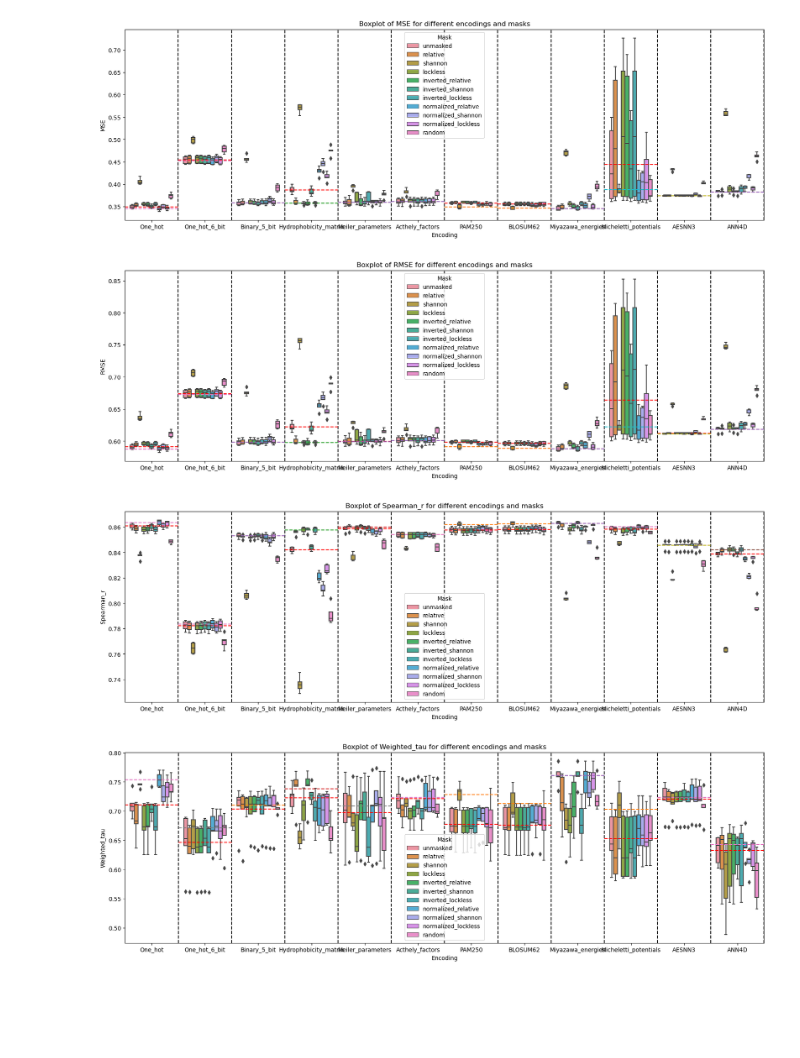
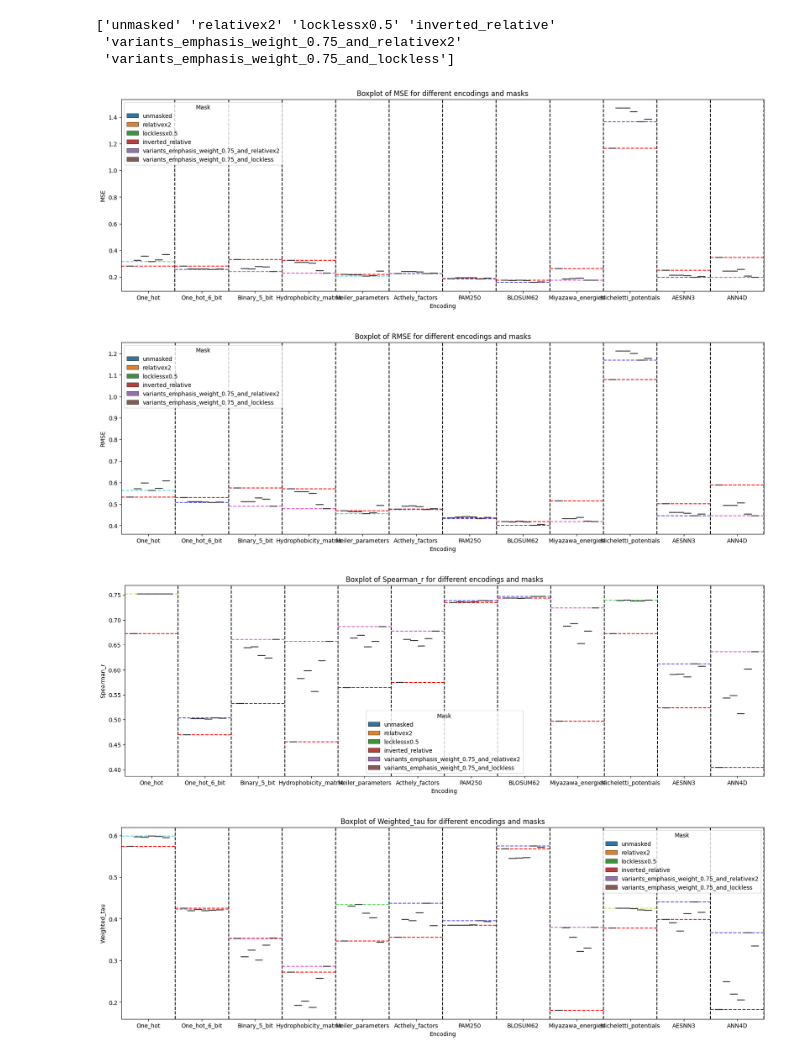
Before and after one commit to JoseBarbero/MultiencodingFitnessPrediction, a Jupyter notebook: Encodings/Masking_analysis.ipynb, the cells around one changed output. Drawn from its saved outputs; the diff is of its cells as text; code cells hidden in the pictures; blank space fills up the shorter version.

Commit message:
Masking experimentation

```diff
--- a/Encodings/Masking_analysis.ipynb
+++ b/Encodings/Masking_analysis.ipynb
@@ -36,6 +71,9 @@ for enc in encodings:
     global_pred_dict[enc] = dict()
     for mask in masks:
         global_pred_dict[f'{enc}_masked_{mask}'] = dict()
+    for individual_mask in individual_masks:
+        for global_mask in global_masks:
+            global_pred_dict[f'{enc}_double_masked_{individual_mask}_and_{global_mask}'] = dict()
 
     for labeled_size in labeled_sizes_list:
         with open(f'{results_dir}/pred_dict_{enc}_{labeled_size}.pickle', 'rb') as f:
@@ -43,3 +81,7 @@ for enc in encodings:
         for mask in masks:
             with open(f'{results_dir}/pred_dict_{enc}_masked_{mask}_{labeled_size}.pickle', 'rb') as f:
                 global_pred_dict[f'{enc}_masked_{mask}'][labeled_size] = pkl.load(f)
+        for individual_mask in individual_masks:
+            for global_mask in global_masks:
+                with open(f'{results_dir}/pred_dict_{enc}_double_masked_{individual_mask}_and_{global_mask}_{labeled_size}.pickle', 'rb') as f:
+                    global_pred_dict[f'{enc}_double_masked_{individual_mask}_and_{global_mask}'][labeled_size] = pkl.load(f)
@@ -87,0 +122,3 @@ df[(df["Encoding"] == "One_hot") & (df["Labeled"] == 1) & ((df["Mask"] == "unmas
+# %%
+# Read results_dataframe from file
+results_df = pd.read_csv(f'{results_dir}/masking_analysis_results_dataframe.csv')
@@ -88,40 +162,64 @@ df[(df["Encoding"] == "One_hot") & (df["Labeled"] == 1) & ((df["Mask"] == "unmas
+# %%
+# In results_df, each value is repeated 5 times (5 folds)
+# We want to create a new dataframe that keeps only the 7 best masks for each encoding and unmasked
+# To decide wich mask is the best, we will use the mean of the Spearman's correlation
+labeled_size = 1
+top_5_masks = dict()
+for enc in encodings:
+    top_5_masks[enc] = list(results_df[(results_df["Encoding"] == enc) & (results_df["Labeled"] == labeled_size)].groupby("Mask").mean().sort_values("Spearman_r", ascending=False).head(5).index)
+    top_5_masks[enc].append("unmasked")
+
+# Create a new dataframe keeping removing the masks that are not in the top 7
+results_df_top5 = results_df[results_df["Mask"].isin(top_5_masks[results_df["Encoding"].iloc[0]])]
+print(results_df_top5[results_df_top5["Encoding"] == "One_hot"]["Mask"].unique())
+# %% [output]
+['unmasked' 'relativex2' 'locklessx0.5' 'inverted_relative'
+ 'variants_emphasis_weight_0.75_and_relativex2'
+ 'variants_emphasis_weight_0.75_and_lockless']
+# %%
+df = results_df_top5
+#df = results_df
 # %%
 selected_metrics = ["MSE", "RMSE", "Spearman_r", "Weighted_tau"]
+
+#palette = sns.color_palette()
 for selected_metric in selected_metrics:
     labeled_size = 1
-
+    # Get unique masks in df
+    selected_masks = list(df["Mask"].unique())
+    palette = sns.color_palette("hls", len(selected_masks))
     # Boxplot grouped by Encoding
     plt.figure(figsize=(20, 6))
     sns.boxplot(x="Encoding", y=selected_metric, hue="Mask", data=df[df["Labeled"] == labeled_size])
     [plt.axvline(x+0.5, color = 'black', linestyle='--') for x in range(len(encodings))]
     # Draw a horizontal line only in the horizontal space of that group to show the average value of unmasked mask for each encoding group
     for enc in encodings:
         # Get the color used in the boxplot for unmaksed
-        color = sns.color_palette()[0]
+        color = palette[0]
         plt.axhline(df[(df["Encoding"] == enc) & (df["Labeled"] == labeled_size) & (df["Mask"] == "unmasked")][selected_metric].mean(),
                     xmin=encodings.index(enc)/len(encodings), xmax=(encodings.index(enc)+1)/len(encodings),
                     color = "red", linestyle='--')
         # Draw anothe line with the best value other than unmasked
         if selected_metric == 'MSE' or selected_metric == 'RMSE':
             # Get the same color as the boxplot
-            best_mask_name = df[(df["Encoding"] == enc) & (df["Labeled"] == labeled_size) & (df["Mask"] != "unmasked")].groupby(["Mask"]).mean()[selected_metric].idxmin(),
-            best_mask_color = sns.color_palette()[masks.index(best_mask_name[0])]
+            best_mask_name = df[(df["Encoding"] == enc) & (df["Labeled"] == labeled_size) & (df["Mask"] != "unmasked")].groupby(["Mask"]).mean()[selected_metric].idxmin()
+            best_mask_color = palette[selected_masks.index(best_mask_name)]
             plt.axhline(df[(df["Encoding"] == enc) & (df["Labeled"] == labeled_size) & (df["Mask"] != "unmasked")].groupby(["Mask"]).mean()[selected_metric].min(),
                     xmin=encodings.index(enc)/len(encodings), xmax=(encodings.index(enc)+1)/len(encodings),
                     color = best_mask_color, linestyle='--')
         else:
             # Get the same color as the boxplot
             best_mask_name = df[(df["Encoding"] == enc) & (df["Labeled"] == labeled_size) & (df["Mask"] != "unmasked")].groupby(["Mask"]).mean()[selected_metric].idxmax(),
-            best_mask_color = sns.color_palette()[masks.index(best_mask_name[0])]
+            best_mask_color = palette[selected_masks.index(best_mask_name[0])]
             plt.axhline(df[(df["Encoding"] == enc) & (df["Labeled"] == labeled_size) & (df["Mask"] != "unmasked")].groupby(["Mask"]).mean()[selected_metric].max(),
                     xmin=encodings.index(enc)/len(encodings), xmax=(encodings.index(enc)+1)/len(encodings),
                     color = best_mask_color, linestyle='--')
 
     plt.title(f"Boxplot of {selected_metric} for different encodings and masks")
     plt.show()
 # %% [output]
-[figure, old version]
+[figure, new version]
-[figure, old version]
+[figure, new version]
-[figure, old version]
+[figure, new version]
-[figure, old version]
+[figure, new version]
 # %%
```
Also changed, not shown: parts of 10 cells of this notebook, 11 other files.
